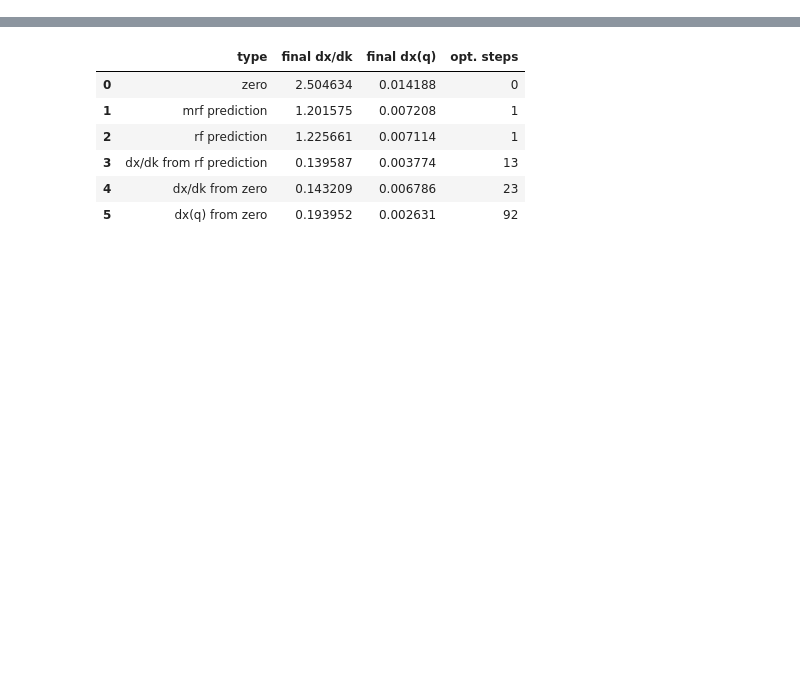
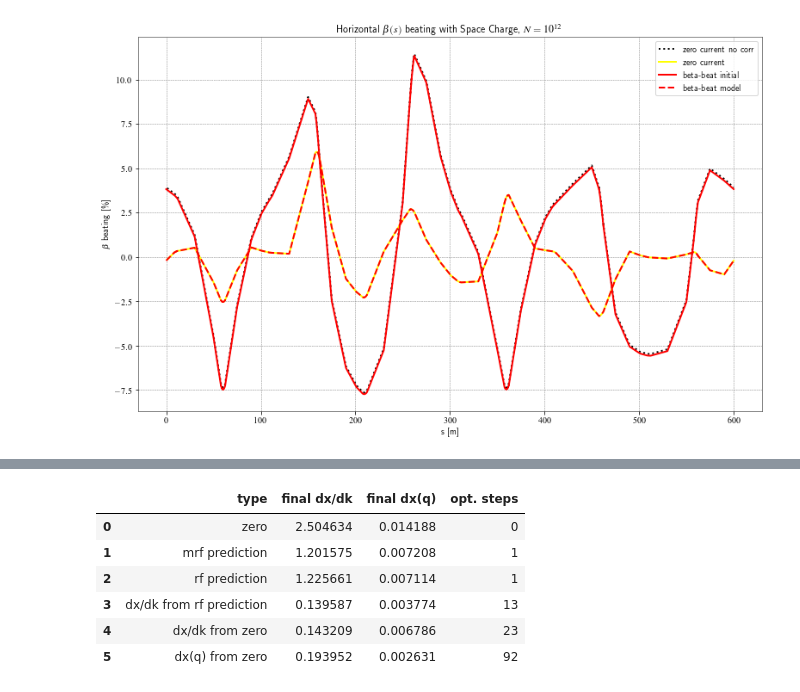
Before and after one commit to drabusov/beta-beating, a Jupyter notebook: FODO.ipynb, the cells around one changed output, grey strips where cells are left out. Cells and saved outputs as stored; diff of their text form; code cells hidden in the pictures; blank space fills up the shorter version.

```diff
--- a/FODO.ipynb
+++ b/FODO.ipynb
@@ -618,0 +498,25 @@ plt.show()
+# %%
+df_511=pd.read_csv("beating_5e+11.csv")
+df_112=pd.read_csv("beating_1e+12.csv")
+
+df_511_c=pd.read_csv("beating_corrected_5e+11.csv")
+df_112_c=pd.read_csv("beating_corrected_1e+12.csv")
+
+fig = plt.figure(figsize=(13,8))
+#fig = plt.figure()
+
+plt.plot(df_112["s"],df_112["beatx0"]+0.1, "black", ls=":",lw=2, label = "zero current no corr")
+plt.plot(df_112_c["s"],df_112_c["beatx0"], "yellow", ls="-",lw=2, label = "zero current")
+
+plt.plot(DF0['s'],(DF0['betx']/myTwiss['betx']-1)*100,'r', label='beta-beat initial', lw=2)
+plt.plot(DF1['s'],(DF1['betx']/myTwiss['betx']-1)*100,'r', label='beta-beat model', lw=2, ls="--")
+
+plt.legend(loc='best')
+
+plt.title(r"Horizontal $\beta(s)$ beating with Space Charge, $N=10^{12}$")
+plt.ylabel(r'$\beta$ beating [\%]')
+plt.xlabel('s [m]')
+plt.grid()
+#plt.show()
+# %% [output]
+[figure, added]
```
Also changed, not shown: parts of 23 cells of this notebook.
